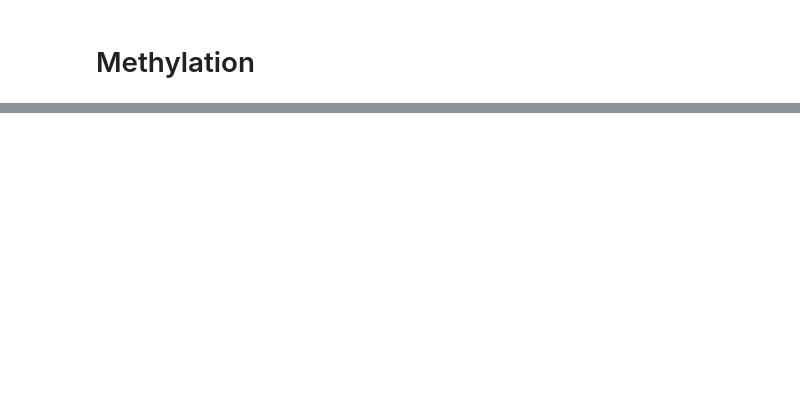
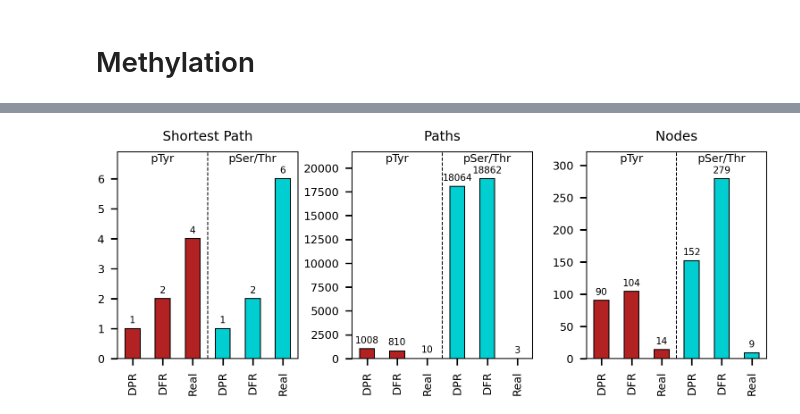
Before and after one commit to NaegleLab/DANSy_Applications, a Jupyter notebook: PTM_systems_analysis.ipynb, the cells around one changed output, grey strips where cells are left out. Saved outputs shown, nothing was run; the diff lists cells and outputs as text; code cells hidden in the pictures; blank space fills up the shorter version.

```diff
--- a/PTM_systems_analysis.ipynb
+++ b/PTM_systems_analysis.ipynb
@@ -163,4 +180,8 @@ complete_node_path_dist = pd.Series(complete_node_path_dist)
 complete_tot_paths = complete_node_path_dist[Interpro_ID_ProtKinase]
 system_tot_paths = system_node_path_dist[Interpro_ID_ProtKinase]
 complete_node_path_dist.drop([Interpro_ID_ProtKinase, Interpro_ID_PTP], inplace=True)
+complete_node_path_dist.sort_values(ascending=False, inplace=True)
+complete_node_path_dist = complete_node_path_dist.div(complete_tot_paths)
 system_node_path_dist.drop([Interpro_ID_ProtKinase, Interpro_ID_PTP], inplace=True)
+system_node_path_dist.sort_values(ascending=False, inplace=True)
+system_node_path_dist = system_node_path_dist.div(system_tot_paths)
@@ -1154,0 +1062,16 @@ sns.swarmplot(t, x = 'variable', y = 'value', hue = 'system')
+# %%
+# Get the shortest path lengths from the original networks to find paths between the eraser and writer domains in the null models.
+tyr_shortest_len = nx.shortest_path_length(system_ptyr_net.G, Interpro_ID_ProtKinase, Interpro_ID_PTP)
+potent_shortest_len = nx.single_source_shortest_path_length(system_pst_net.G, Interpro_ID_ProtKinase)
+eraser_dom = [Interpro_ID_PhosP, Interpro_ID_PPM,Interpro_ID_FCP,Interpro_ID_Dual_SP]
+serthr_shortest_len = min([v for k,v in potent_shortest_len.items() if k in eraser_dom])
+
+# Now finding the path length distributions and nodes in the respective null models
+ptyr_dpr_path_dist = count_path_nodes(ptyr_sys_DPR_G, Interpro_ID_ProtKinase, Interpro_ID_PTP, tyr_shortest_len)
+ptyr_dfr_path_dist = count_path_nodes(ptyr_sys_DFR.G, Interpro_ID_ProtKinase, Interpro_ID_PTP, tyr_shortest_len)
+pst_dpr_path_dist = count_path_nodes(pst_sys_DPR_G, Interpro_ID_ProtKinase, eraser_dom, serthr_shortest_len)
+pst_dfr_path_dist = count_path_nodes(pst_sys_DFR.G, Interpro_ID_ProtKinase, eraser_dom, serthr_shortest_len)
+# %%
+# Recreate the path distributions for the real systems
+ptyr_path_dist = count_path_nodes(system_ptyr_net.G, Interpro_ID_ProtKinase, Interpro_ID_PTP, tyr_shortest_len)
+pst_path_dist = count_path_nodes(system_pst_net.G, Interpro_ID_ProtKinase, eraser_dom, serthr_shortest_len)
@@ -1154,0 +1101,31 @@ sns.swarmplot(t, x = 'variable', y = 'value', hue = 'system')
+# %%
+# Now plotting the results
+f,axs = plt.subplots(1,3, dpi = 300, figsize=(6.25,2),gridspec_kw={'wspace':0.3}, )
+
+for col,ax in zip(['Shortest Path','Paths','Nodes'],axs):
+    null_model_path_info[col].plot(kind='bar', ax=ax, color = ['firebrick','firebrick','firebrick','darkturquoise','darkturquoise','darkturquoise'], edgecolor = 'k', linewidth = 0.5)
+    ax.set_title(col)
+
+    for bar, value in zip(ax.patches, null_model_path_info[col]):
+        ax.annotate(
+            f'{value:g}',
+            xy=(bar.get_x() + bar.get_width() / 2, bar.get_height()),
+            xytext=(0, 2),
+            textcoords='offset points',
+            ha='center',
+            va='bottom',
+            fontsize=5
+        )
+
+    # Adding in an annotation to label bar groups
+    ax.annotate('pTyr', xy=(1/4,0.95), xycoords='axes fraction', ha='center', fontsize=6)
+    ax.annotate('pSer/Thr', xy=(3/4,0.95), xycoords='axes fraction', ha='center', fontsize=6)
+    ax.axvline(2.5, color='k', linestyle='--', linewidth=0.5)
+    ax.margins(y=0.15)
+    ax.set_xticklabels(
+        [label.split('_')[1] for label in null_model_path_info.index],
+    )
+f.savefig('Figures/Manuscript/Supplemental_Figure_4/Null_Model_Path_Comparison.svg')
+f.savefig('Figures/Manuscript/Supplemental_Figure_4/Null_Model_Path_Comparison.pdf', bbox_inches='tight')
+# %% [output]
+[figure, added]
```
Also changed, not shown: parts of 94 cells of this notebook.
